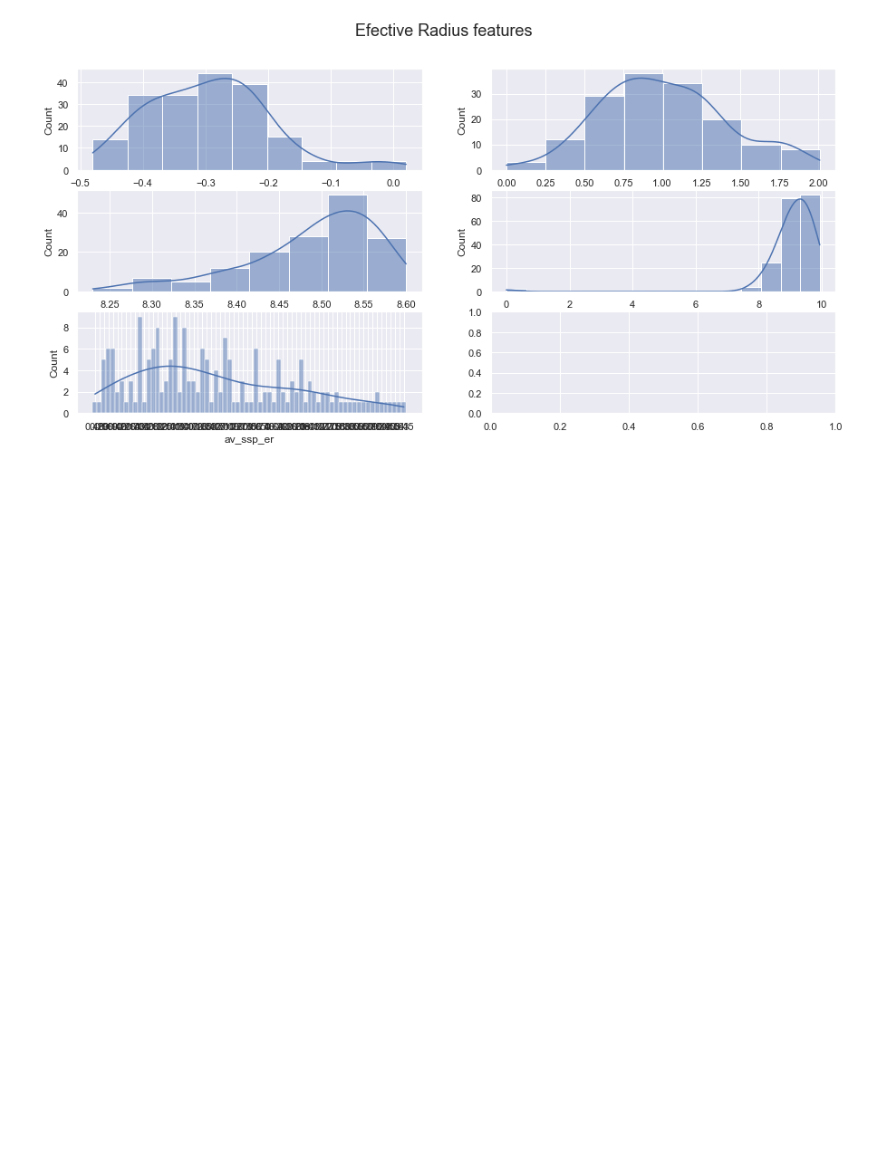
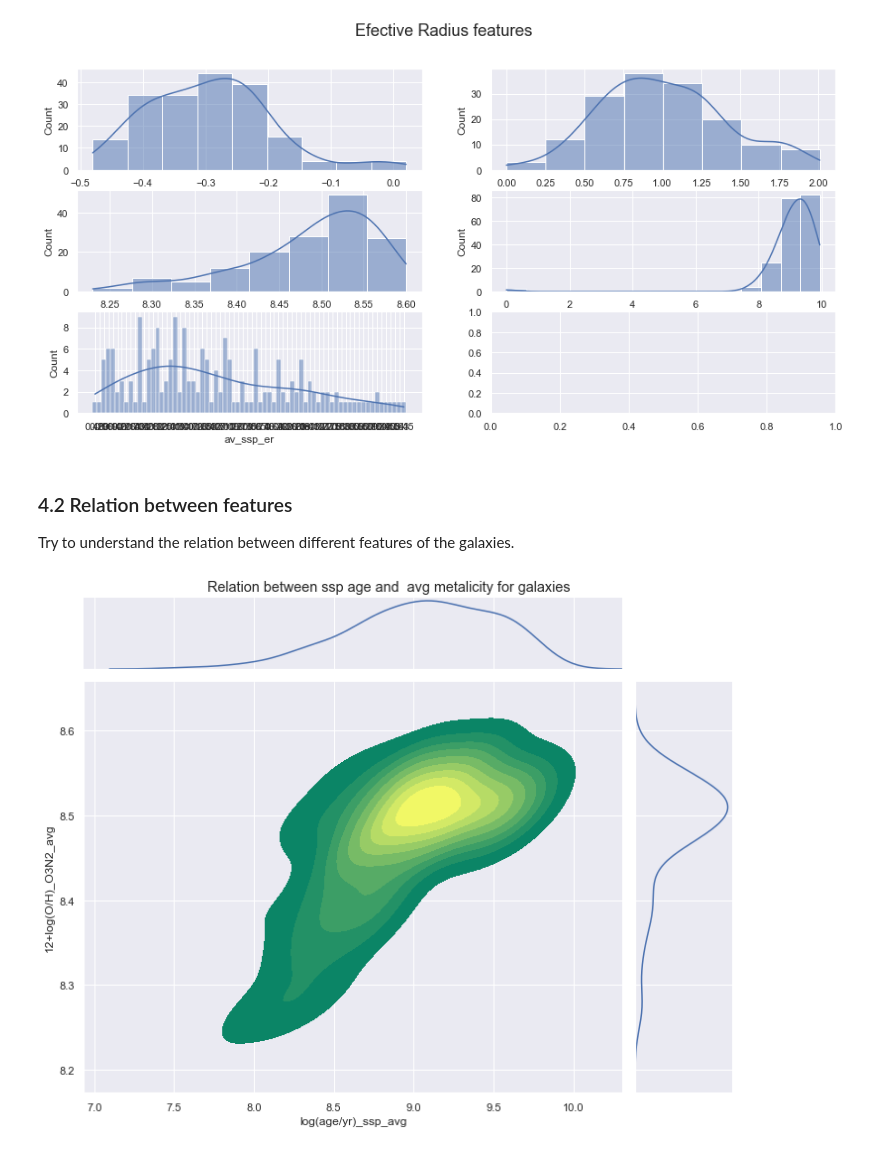
Before and after one commit to nestornav/astroestadistica_2022, a Jupyter notebook: notebooks/pipe3d_data_analysis.ipynb, the cells around one changed output. Cells and saved outputs as stored; diff of their text form; code cells hidden in the pictures; blank space fills up the shorter version.

```diff
--- a/notebooks/pipe3d_data_analysis.ipynb
+++ b/notebooks/pipe3d_data_analysis.ipynb
@@ -269,3 +277,18 @@ sns.histplot(data=df, x='av_ssp_er', kde=True, ax=axs[2,0], bins='scott')
 # %% [output]
 <AxesSubplot:xlabel='av_ssp_er', ylabel='Count'>
 [figure]
+# %% [markdown]
+### 4.2 Relation between features
+
+Try to understand the relation between different features of the galaxies.
+# %%
+grid = sns.jointplot(data=df, x='log(age/yr)_ssp_avg', y='12+log(O/H)_O3N2_avg',
+              cmap='summer', shade=True, kind='kde')
+
+grid.fig.set_figwidth(10)
+grid.fig.set_figheight(8)
+grid.fig.suptitle("Relation between ssp age and  avg metalicity for galaxies")
+grid.fig.tight_layout()
+grid.fig.subplots_adjust(top=0.95)
+# %% [output]
+[figure, added]
```
Also changed, not shown: parts of 13 cells of this notebook.
